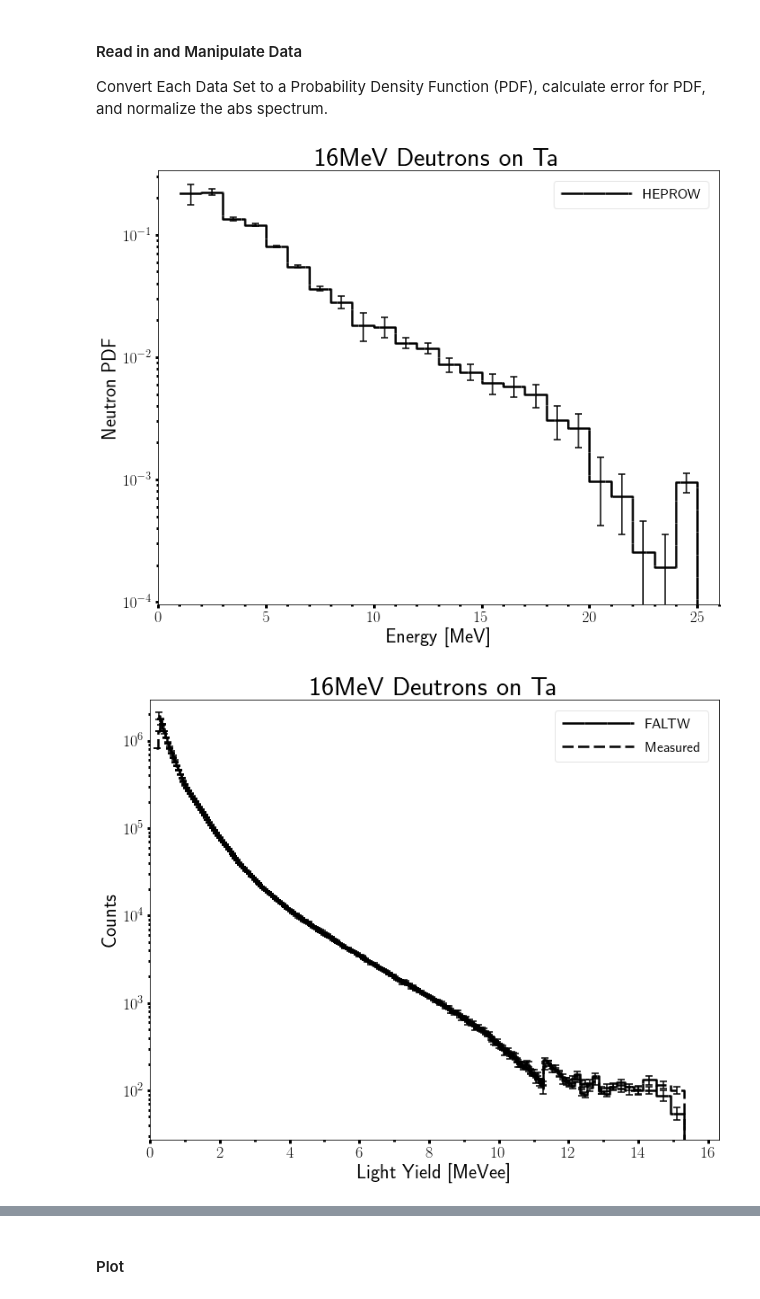
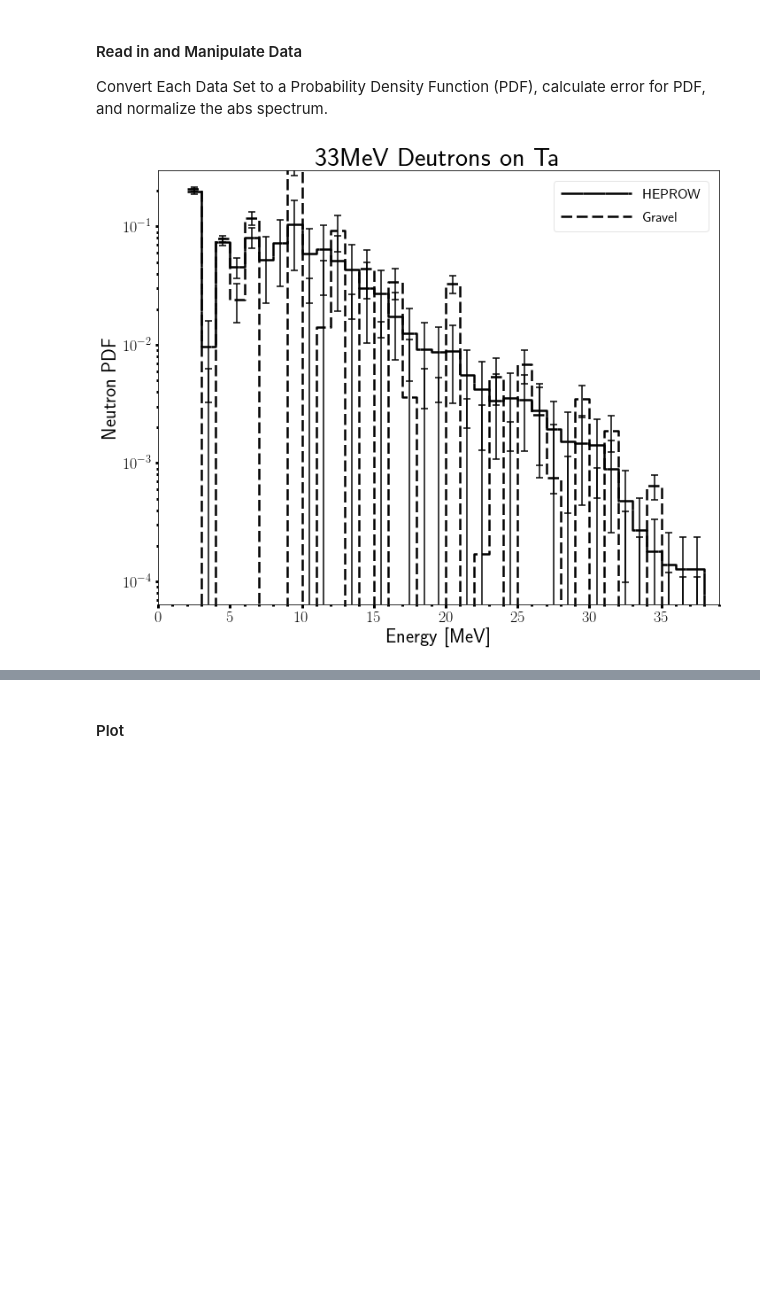
Before and after one commit to 2lambda123/88_Data, a Jupyter notebook: Experiments/PHS/33MeVTa_29-31Mar17/33MeVTa_BeamOnly.ipynb, the cells around one changed output, grey strips where cells are left out. Saved outputs shown, nothing was run; the diff lists cells and outputs as text; code cells hidden in the pictures; blank space fills up the shorter version.

Commit message:
Initial outputs analysis from unfold of Det 0 and clean beam.

```diff
--- a/Experiments/PHS/33MeVTa_29-31Mar17/33MeVTa_BeamOnly.ipynb
+++ b/Experiments/PHS/33MeVTa_29-31Mar17/33MeVTa_BeamOnly.ipynb
@@ -1444,9 +1444,9 @@ rangeSetting = 2*10**-7
 norm = FluxNormalization('/home/pyne-user/Dropbox/UCB/Research/ETAs/88Inch/Data/Experiments/PHS/33MeVTa_29-31Mar17/BCM/2H+1_33MeV_1027_31Mar2017_Goldblum at 100 nA no bias.bcm',
                         startTime=start, stopTime=stop)
 norm.currentIntegrator = (700)*rangeSetting*1E6
-norm.set_solid_angle(640+46.9, 25)
+norm.set_solid_angle(640+46.4, 25)
 norm.set_dead_time(nonparalyzable_beam_dead_time, obsCountRate=(47833445)/norm.runTime,
-                   tauDetector=300E-9, tauBeam=158E-9)
+                   tauDetector=300E-9, tauBeam=150E-9)
 print str(norm)
 # %% [output]
 Normalization Parameters
@@ -1463,48 +1463,61 @@ heprowPath = "/home/pyne-user/Dropbox/UCB/Research/ETAs/88Inch/Data/Experiments/
 
 heprowName = "mik_Det0_1.gru"
 unfanaName = "unf_Det0_1.gru"
+gravelName = "grv_out_Det0_1.flu"
 faltwPHSName = "faltw_Det0_1.phs"
 measPHSName = "Inputs/Det0_stat_100_phs_03.phs"
 mtxName = "MIEKE_Det0_1.MTX"
 heprowBinBounds = "low"
 
-# Meulders - 16 MeV d on Au (good enough)
+# Meulders - 33 MeV d on Ta
 meuldersPath="/home/pyne-user/Dropbox/UCB/Research/ETAs/88Inch/Data/Experiments/PHS/33MeVTa_29-31Mar17/Unfold/"
 
-meuldersName="meulders16MeVAuSpectrum_1.txt"
-meuldersBinBounds="mid"
+meuldersName="Meulders33MeVTaSpectrum_1.txt"
+meuldersBinBounds="up"
+
+# Output
+outPath="/home/pyne-user/Dropbox/UCB/Research/ETAs/88Inch/Data/Experiments/PHS/33MeVTa_29-31Mar17/Unfold/HEPROW/BeamOnly"
 # %% [markdown]
 #### Read in and Manipulate Data
 
 Convert Each Data Set to a Probability Density Function (PDF), calculate error for PDF, and normalize the abs spectrum.
 # %%
-# Import HEPROW and UNFANA data and normalize
+# Import HEPROW, UNFANA, and Gravel data and normalize
 heprowData = readGru(heprowPath+heprowName, delim_whitespace=True, names=['lowE', 'absFlux', 'absSigma'],
                skiprows=3)
+heprowData['absCovSigma'] = readMTX(heprowPath+mtxName).tolist()
 heprowData['normFlux'] = np.asarray(bin_differentiation(heprowData['lowE'].tolist(),
                                             heprowData['absFlux'].tolist(), heprowBinBounds)) \
                                             / norm.currentIntegrator / norm.solidAngle \
                                             / (1-norm.deadTime)
 heprowData['normSigma'] = np.asarray(bin_differentiation(heprowData['lowE'].tolist(),
-                                            heprowData['absSigma'].tolist(), heprowBinBounds)) \
+                                            heprowData['absCovSigma'].tolist(), heprowBinBounds)) \
                                             / norm.currentIntegrator / norm.solidAngle \
                                             / (1-norm.deadTime)
-#heprowData = heprowData[heprowData.absFlux != 0]
 
 unfData = readGru(heprowPath+unfanaName, delim_whitespace=True, names=['lowE', 'absFlux', 'absSigma'],
                skiprows=3)
+unfData['absCovSigma'] = readMTX(heprowPath+mtxName).tolist()
 unfData['normFlux'] = np.asarray(bin_differentiation(unfData['lowE'].tolist(),
                                             unfData['absFlux'].tolist(), heprowBinBounds)) \
                                             / norm.currentIntegrator / norm.solidAngle \
                                             / (1-norm.deadTime)
 unfData['normSigma'] = np.asarray(bin_differentiation(unfData['lowE'].tolist(),
-                                            unfData['absSigma'].tolist(), heprowBinBounds)) \
+                                            unfData['absCovSigma'].tolist(), heprowBinBounds)) \
                                             / norm.currentIntegrator / norm.solidAngle \
                                             / (1-norm.deadTime)
 
-# Calculate covariance based uncertainty
-heprowData['absCovSigma'] = readMTX(heprowPath+mtxName).tolist()
-unfData['absCovSigma'] = readMTX(heprowPath+mtxName).tolist()
+grvData = readFlu(heprowPath+gravelName, delim_whitespace=True, names=['lowE', 'absFlux', 'absSigma'],
+               skiprows=3)
+grvData['absCovSigma'] = readMTX(heprowPath+mtxName).tolist()
+grvData['normFlux'] = np.asarray(bin_differentiation(grvData['lowE'].tolist(),
+                                            grvData['absFlux'].tolist(), heprowBinBounds)) \
+                                            / norm.currentIntegrator / norm.solidAngle \
+                                            / (1-norm.deadTime)
+grvData['normSigma'] = np.asarray(bin_differentiation(grvData['lowE'].tolist(),
+                                            grvData['absCovSigma'].tolist(), heprowBinBounds)) \
+                                            / norm.currentIntegrator / norm.solidAngle \
+                                            / (1-norm.deadTime)
 
 # Calculate the pdf and its uncertainty
 heprowData['pdfFlux'] = normAUBC(heprowData['absFlux'])
@@ -1515,52 +1528,42 @@ unfData['pdfFlux'] = normAUBC(unfData['absFlux'])
 unfData['pdfSigma'] = unfData['absSigma']/unfData['absFlux']*unfData['pdfFlux']
 unfData['pdfCovSigma'] = unfData['absCovSigma']/unfData['absFlux']*unfData['pdfFlux']
 
+grvData['pdfFlux'] = normAUBC(grvData['absFlux'])
+grvData['pdfSigma'] = grvData['absSigma']/grvData['absFlux']*grvData['pdfFlux']
+grvData['pdfCovSigma'] = grvData['absCovSigma']/grvData['absFlux']*grvData['pdfFlux']
+
 # Build pdf histogram object
 heprowHisto = Histogram()
 heprowHisto.build_histo(heprowData['lowE'].tolist(), heprowData['pdfFlux'].tolist(),
                        uncert=heprowData['pdfCovSigma'].tolist(), edgeLoc=heprowBinBounds,
                        name='HEPROW')
 unfHisto = Histogram()
 unfHisto.build_histo(unfData['lowE'].tolist(), unfData['pdfFlux'].tolist(),
                        uncert=unfData['pdfCovSigma'].tolist(), edgeLoc=heprowBinBounds,
                        name='UNFANA')
-heprowHisto.plot(logY=True, title='16MeV Deutrons on Ta', xLabel='Energy [MeV]',
+grvHisto = Histogram()
+grvHisto.build_histo(grvData['lowE'].tolist(), grvData['pdfFlux'].tolist(),
+                       uncert=grvData['pdfCovSigma'].tolist(), edgeLoc=heprowBinBounds,
+                       name='Gravel')
+heprowHisto.plot(grvHisto,logY=True, title='33MeV Deutrons on Ta', xLabel='Energy [MeV]',
                  yLabel='Neutron PDF')
-#heprowHisto.plot(unfHisto, logY=True, title='16MeV Deutrons on Ta', xLabel='Energy [MeV]',
-#                 yLabel='Neutron PDF')
+heprowHisto.write(outPath+'Det0_HEPROW_1_pdf', includeUncert=True, edge=False)
 
 # Build norm histogram object
 heprowNormHisto = Histogram()
 heprowNormHisto.build_histo(heprowData['lowE'].tolist(), heprowData['normFlux'].tolist(),
                        uncert=heprowData['normSigma'].tolist(), edgeLoc=heprowBinBounds,
                        name='HEPROW')
+heprowNormHisto.write(outPath+'Det0_HEPROW_1_norm', includeUncert=True, edge=False)
 
 # Build error histogram objects
 heprowErrorHisto = Histogram()
 heprowErrorHisto.build_histo(heprowData['lowE'].tolist(),
                                heprowData['pdfSigma']/heprowData['pdfFlux'].tolist(),
                                edgeLoc=heprowBinBounds, name='HEPROW Errors')
 heprowCovErrorHisto = Histogram()
 heprowCovErrorHisto.build_histo(heprowData['lowE'].tolist(),
                                heprowData['pdfCovSigma']/heprowData['pdfFlux'].tolist(),
                                edgeLoc=heprowBinBounds, name='HEPROW Covariance Errors')
-#print heprowData['pdfSigma']/heprowData['pdfCovSigma']
-
-# Import PHS data and plot
-faltwPHSData = readFlu(heprowPath+faltwPHSName, delim_whitespace=True, names=['lowE', 'absPHS', 'absSigma'],
-               skiprows=3)
-measPHSData = readFlu(heprowPath+measPHSName, delim_whitespace=True, names=['lowE', 'absPHS', 'absSigma'],
-               skiprows=3)
-faltwPHSHisto = Histogram()
-faltwPHSHisto.build_histo(faltwPHSData['lowE'].tolist(), faltwPHSData['absPHS'].tolist(),
-                       uncert=faltwPHSData['absSigma'].tolist(), edgeLoc=heprowBinBounds,
-                       name='FALTW')
-measPHSHisto = Histogram()
-measPHSHisto.build_histo(measPHSData['lowE'].tolist(), measPHSData['absPHS'].tolist(),
-                       uncert=measPHSData['absSigma'].tolist(), edgeLoc=heprowBinBounds,
-                       name='Measured')
-faltwPHSHisto.plot(measPHSHisto, logY=True, title='16MeV Deutrons on Ta', xLabel='Light Yield [MeVee]',
-                 yLabel='Counts')
 # %% [output]
-[figure, old version]
+[figure, new version]
-[figure, removed]
```
Also changed, not shown: parts of 7 cells of this notebook, 8 other files.
